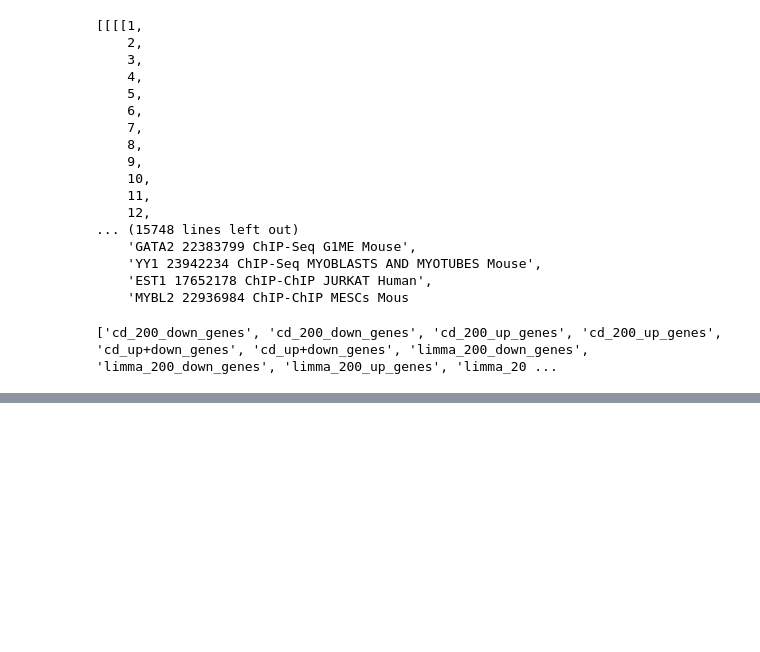
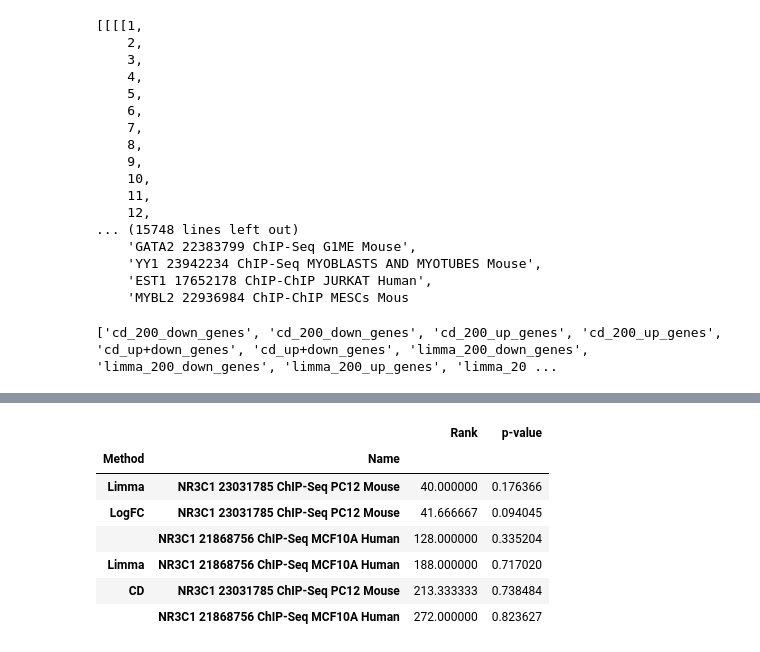
Before and after one commit to MaayanLab/dex-benchmark, a Jupyter notebook: NR3C1_ranks/NR3C1_ranks_with_enrichr_API.ipynb, the cells around one changed output, grey strips where cells are left out. Drawn from its saved outputs; the diff is of its cells as text; code cells hidden in the pictures; blank space fills up the shorter version.

```diff
--- a/NR3C1_ranks/NR3C1_ranks_with_enrichr_API.ipynb
+++ b/NR3C1_ranks/NR3C1_ranks_with_enrichr_API.ipynb
@@ -178 +184,12 @@ df
+# %%
+df.groupby(['Method', 'Name']).mean().sort_values(by='Rank')
+# %% [output]
+|  |  | Rank | p-value |
+| Method | Name |  |  |
+| Limma | NR3C1 23031785 ChIP-Seq PC12 Mouse | 40.000000 | 0.176366 |
+| LogFC | NR3C1 23031785 ChIP-Seq PC12 Mouse | 41.666667 | 0.094045 |
+|  | NR3C1 21868756 ChIP-Seq MCF10A Human | 128.000000 | 0.335204 |
+| Limma | NR3C1 21868756 ChIP-Seq MCF10A Human | 188.000000 | 0.717020 |
+| CD | NR3C1 23031785 ChIP-Seq PC12 Mouse | 213.333333 | 0.738484 |
+|  | NR3C1 21868756 ChIP-Seq MCF10A Human | 272.000000 | 0.823627 |
 # %%
```
Also changed, not shown: parts of 5 cells of this notebook.
